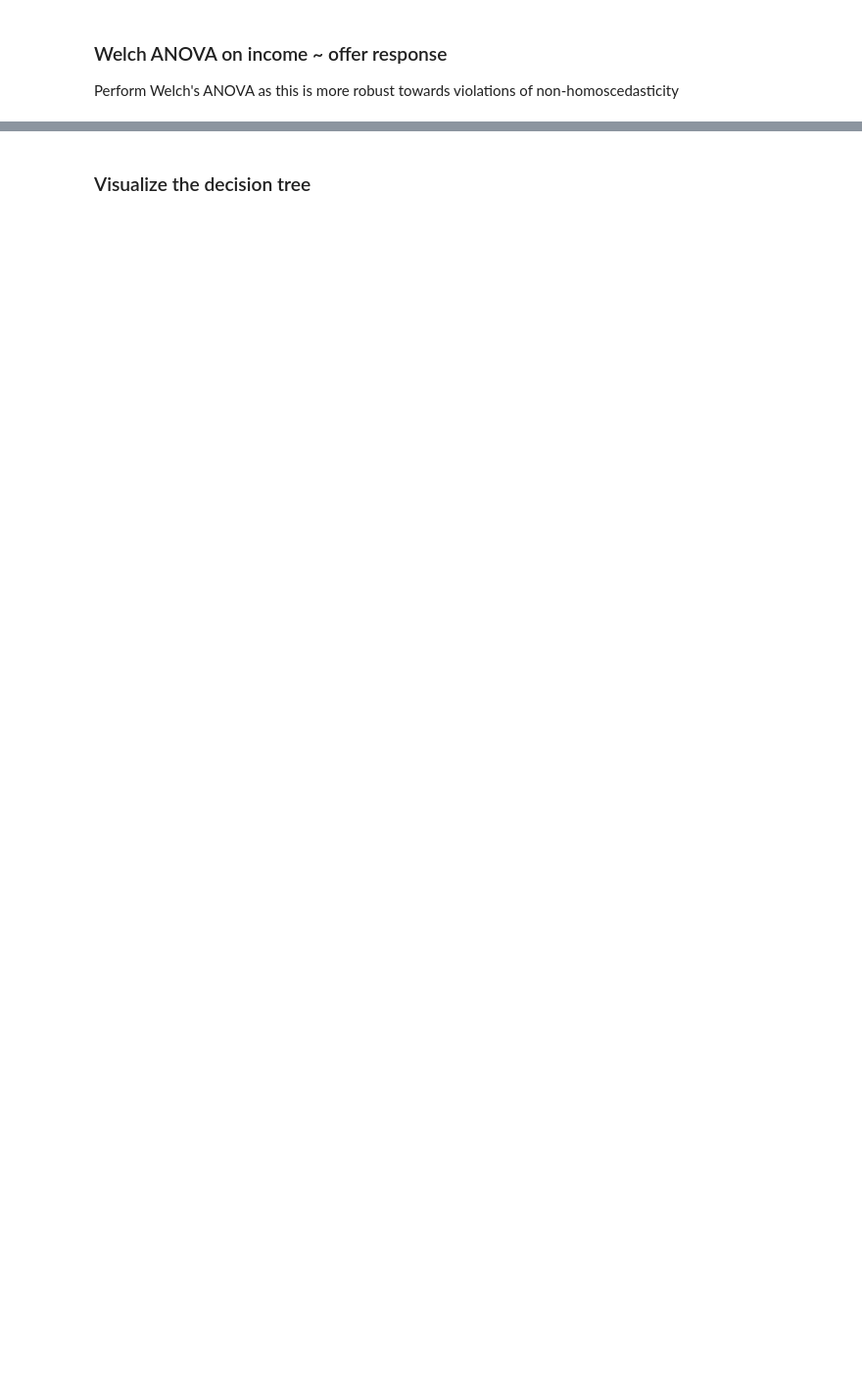
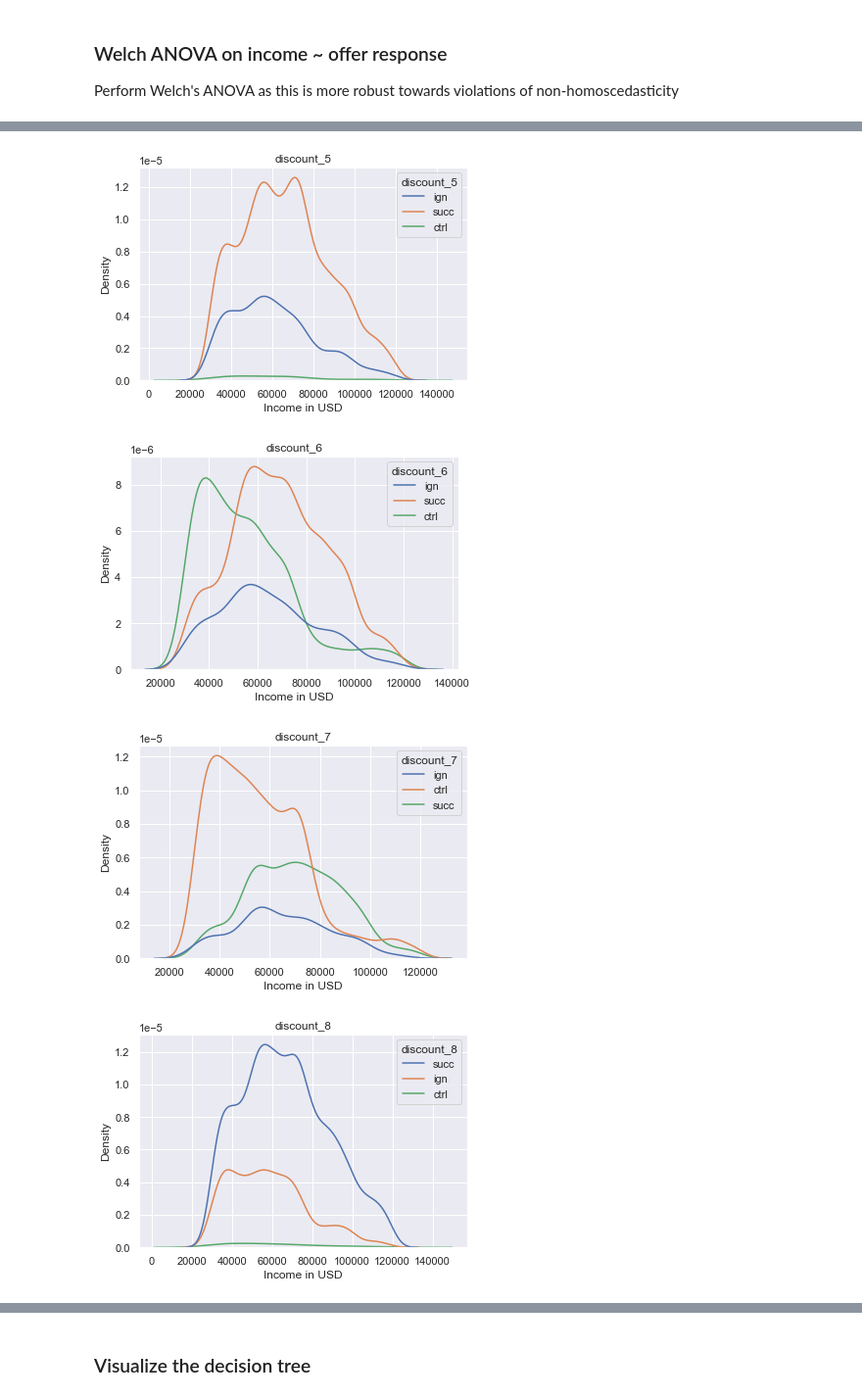
Before and after one commit to Mlleallemand/Capstone, a Jupyter notebook: Starbucks_Capstone_notebook.ipynb, the cells around one changed output, grey strips where cells are left out. Shown at 98% size. Saved outputs shown, nothing was run; the diff lists cells and outputs as text; code cells hidden in the pictures; blank space fills up the shorter version.

```diff
--- a/Starbucks_Capstone_notebook.ipynb
+++ b/Starbucks_Capstone_notebook.ipynb
@@ -135,7 +163,6 @@ It can be seen that:
 # %%
 profile = pd.read_json('data/profile.json', orient='records', lines=True)
 profile.became_member_on = pd.to_datetime(profile.became_member_on, format='%Y%m%d')
-profile = profile.loc[profile.age < 100, :]
 
 # bin ages by steps of ten
 profile['age_group'] = np.ones((profile.shape[0], 1))*np.nan
@@ -171,5 +210,6 @@ Based on these insights, it makes sense to add an age_group column to the profil
 Note that analyses were done on a copy of the original dataframe. Thus, profile still contains NaNs.
 # %%
 # filter out NaNs
-profile = profile.dropna(axis=0, how='any', inplace=True, subset=['income', 'age'])
-profile.groupby('gender')[['income', 'age']].describe()
+df = profile.loc[profile.age < 100, :]
+# profile = profile.dropna(axis=0, how='any', inplace=True, subset=['income', 'age'])
+df.groupby('gender')[['income', 'age']].describe()
@@ -466,12 +567,8 @@ print('There are {} customers in the dataset'.format(num_cust))
 # %%
-cust_sets = dict.fromkeys(set(transcript.offer_id))
-
 for offer_id in np.arange(1, 10, 1):
     df = transcript.loc[transcript.offer_id == offer_id, :]
     print('Offer {} was sent at days: {}'.format(offer_id,
           np.unique(df.loc[df.event == 'offer received', :].index.days))
          )
-    cust_sets[offer_id] = set(df.loc[df.event == 'offer received', 'cust_id'])
-    print('{} customers for offer {}'.format(len(cust_sets[offer_id]),
-                                             offer_id))
+
 del df, offer_id
@@ -881,8 +1073,13 @@ aov_res.sort_index().style.format(format_dict,
 # %%
 for offer_id in offers:
-    data = df.loc[df[offer_id].isin(['succ', 'ign', 'miss'])]
+    data = df.loc[df[offer_id].isin(['succ', 'ign', 'ctrl'])]
     plt.figure()
     sns.kdeplot(x='income', data=data, hue=offer_id)
     plt.xlabel('Income in USD');
     plt.title(offer_id)
-    plt.savefig('Figures/Welch/Welch_ANOVA_income_x_offer_{}.pdf'.format(offer_id))
+    plt.savefig('Figures/Welch/Welch_ANOVA_income_x_offer_{}.png'.format(offer_id))
+# %% [output]
+[figure, added]
+[figure, added]
+[figure, added]
+[figure, added]
```
Also changed, not shown: parts of 75 cells of this notebook, 41 other files.
